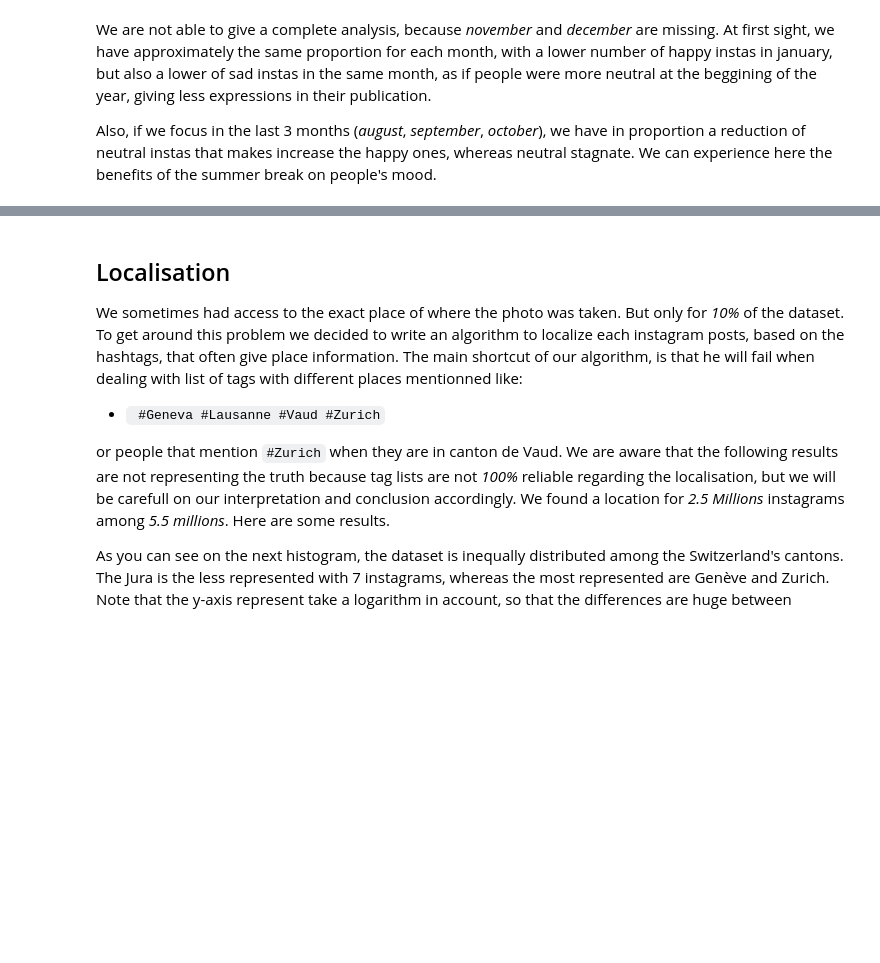
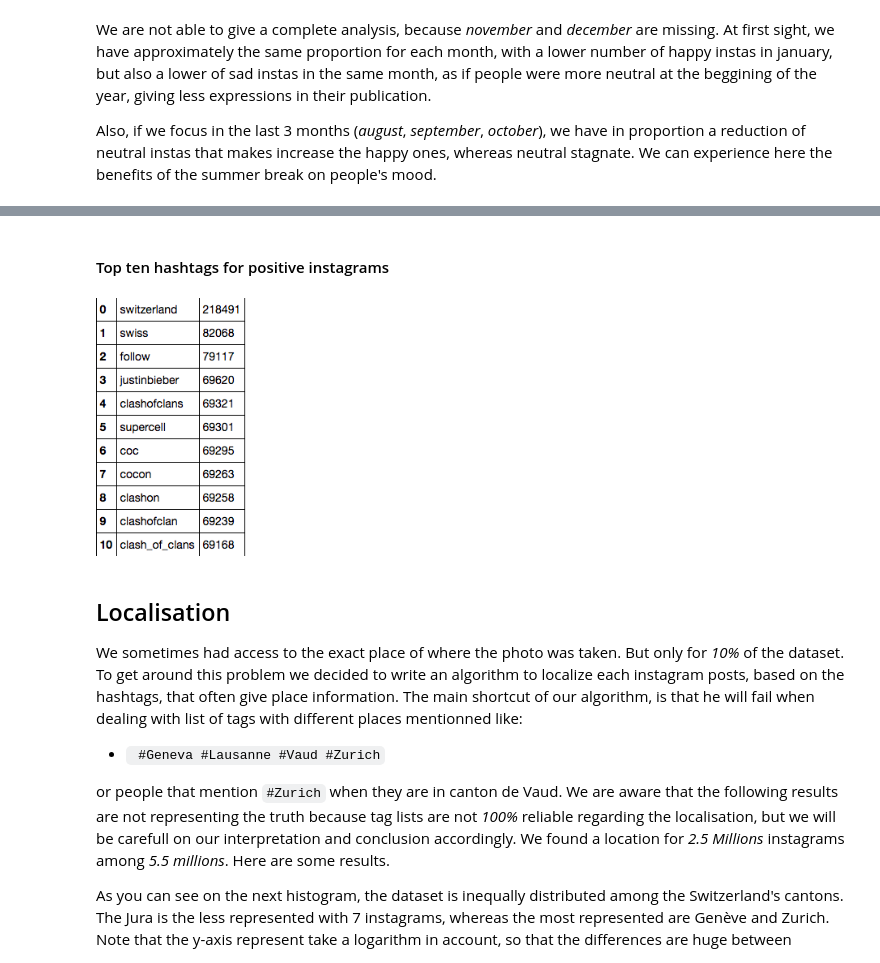
Before and after one commit to schraibi/ADA_Project, a Jupyter notebook: Présentation.ipynb, the cells around one changed output, grey strips where cells are left out. Cells and saved outputs as stored; diff of their text form; code cells hidden in the pictures; blank space fills up the shorter version.

```diff
--- a/Présentation.ipynb
+++ b/Présentation.ipynb
@@ -129,3 +137,9 @@ Although we did'nt use the tags for the sentiment analysis, we want here to see
+# %% [markdown]
+#### Top ten hashtags for positive instagrams
+# %%
+Image('pic/neg_tag.png', width=150,height=250)
+# %% [output]
+[figure, added]
 # %% [markdown]
 ## Localisation
 
```
Also changed, not shown: parts of 11 cells of this notebook, 3 other files.
